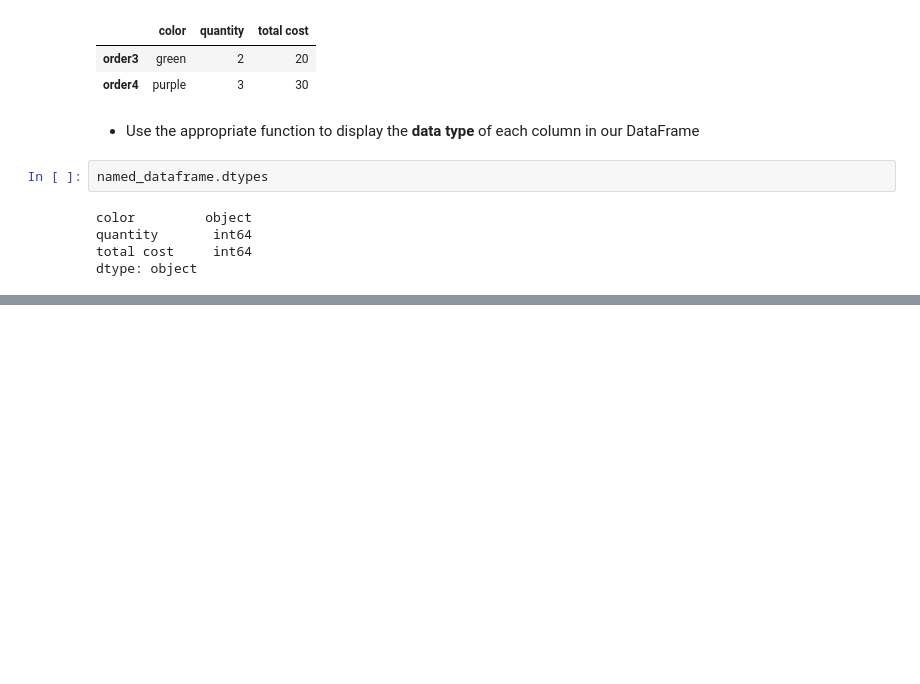
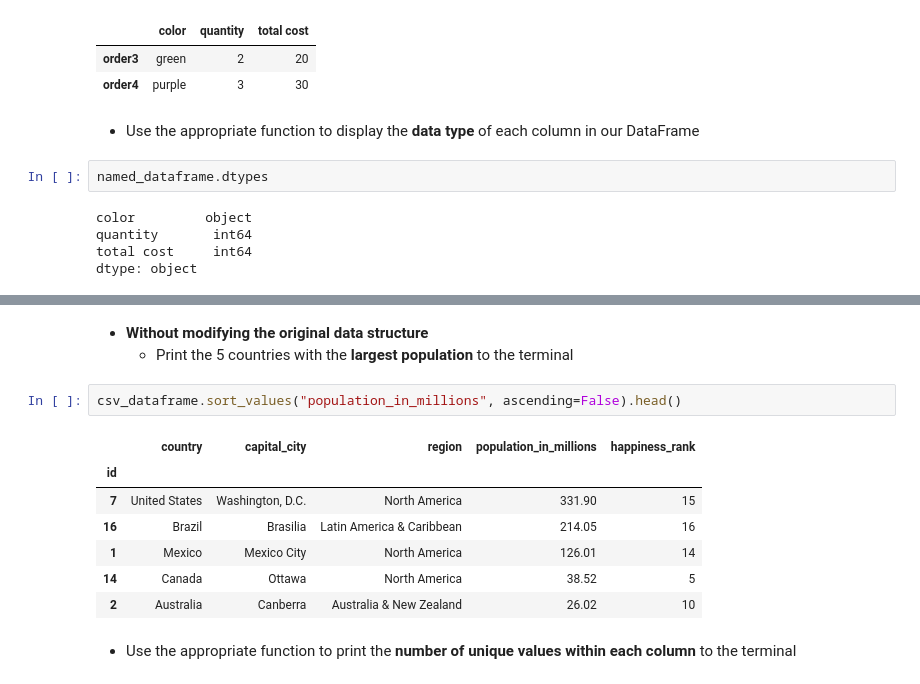
Before and after one commit to megancindric/DA_Flex_Pandas_in_Action, a Jupyter notebook: Pandas_In_Action.ipynb, the cells around one changed output, grey strips where cells are left out. Drawn from its saved outputs; the diff is of its cells as text; blank space fills up the shorter version.

```diff
--- a/Pandas_In_Action.ipynb
+++ b/Pandas_In_Action.ipynb
@@ -170,0 +249,15 @@ dtype: object
+# %% [markdown]
+* **Without modifying the original data structure**
+    * Print the 5 countries with the **largest population** to the terminal
+# %%
+csv_dataframe.sort_values("population_in_millions", ascending=False).head()
+# %% [output]
+|  | country | capital_city | region | population_in_millions | happiness_rank |
+| id |  |  |  |  |  |
+| 7 | United States | Washington, D.C. | North America | 331.90 | 15 |
+| 16 | Brazil | Brasilia | Latin America & Caribbean | 214.05 | 16 |
+| 1 | Mexico | Mexico City | North America | 126.01 | 14 |
+| 14 | Canada | Ottawa | North America | 38.52 | 5 |
+| 2 | Australia | Canberra | Australia & New Zealand | 26.02 | 10 |
+# %% [markdown]
+* Use the appropriate function to print the **number of unique values within each column** to the terminal
```
Also changed, not shown: parts of 21 cells of this notebook, 2 other files.
